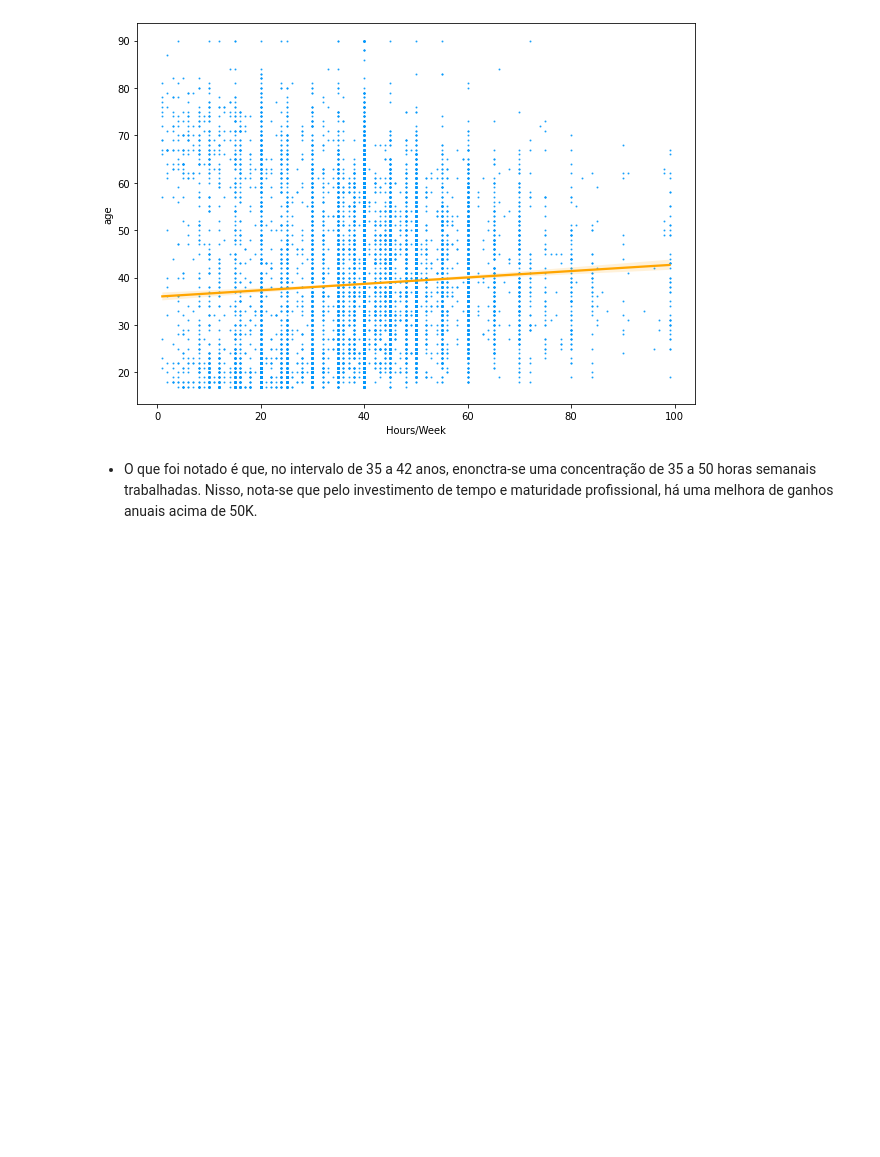
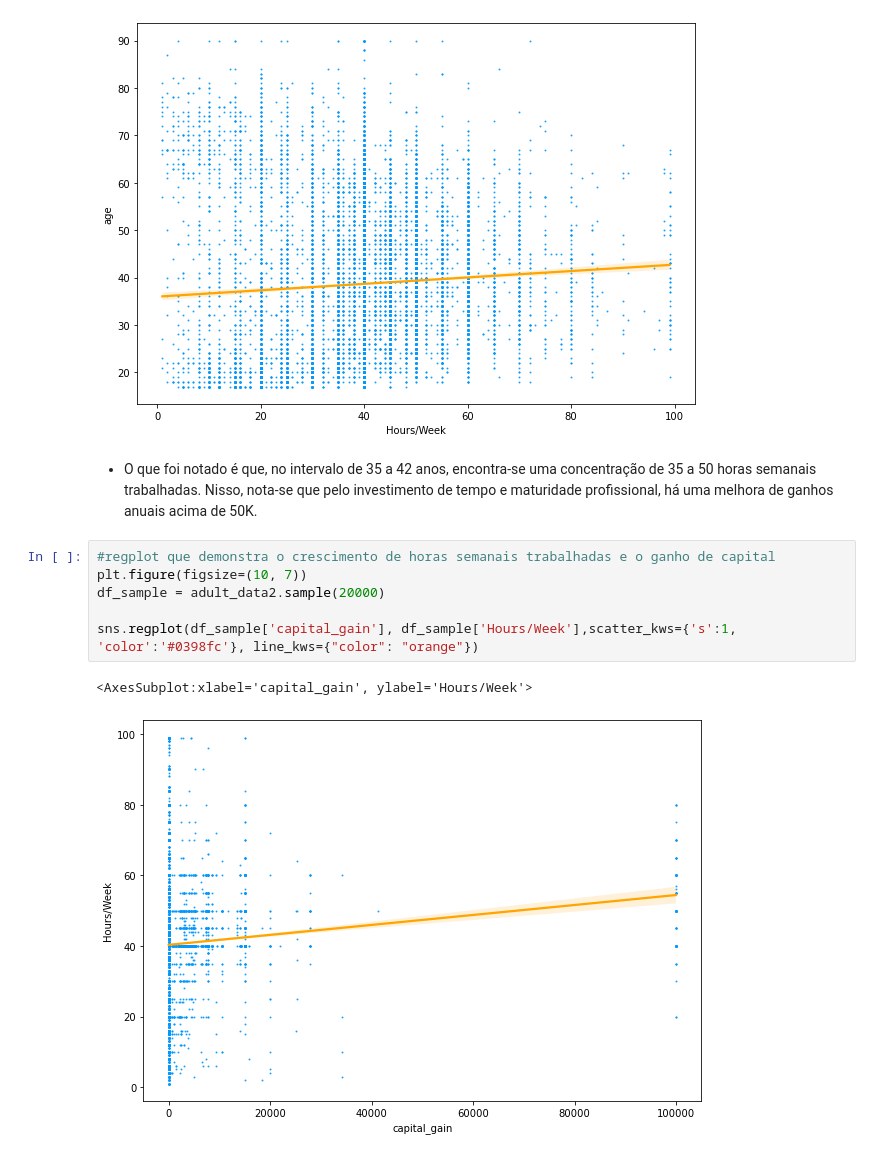
Before and after one commit to kalebers/bank_test_data_science, a Jupyter notebook: bradesco_teste.ipynb, the cells around one changed output. Drawn from its saved outputs; the diff is of its cells as text; blank space fills up the shorter version.

```diff
--- a/bradesco_teste.ipynb
+++ b/bradesco_teste.ipynb
@@ -144,4 +144,13 @@ sns.regplot(df_sample['Hours/Week'], df_sample['age'],scatter_kws={'s':1, 'color
 <AxesSubplot:xlabel='Hours/Week', ylabel='age'>
 [figure]
 # %% [markdown]
-* O que foi notado é que, no intervalo de 35 a 42 anos, enonctra-se uma concentração de 35 a 50 horas semanais trabalhadas. Nisso, nota-se que pelo investimento de tempo e maturidade profissional, há uma melhora de ganhos anuais acima de 50K.
+* O que foi notado é que, no intervalo de 35 a 42 anos, encontra-se uma concentração de 35 a 50 horas semanais trabalhadas. Nisso, nota-se que pelo investimento de tempo e maturidade profissional, há uma melhora de ganhos anuais acima de 50K.
+# %%
+#regplot que demonstra o crescimento de horas semanais trabalhadas e o ganho de capital
+plt.figure(figsize=(10, 7))
+df_sample = adult_data2.sample(20000)
+
+sns.regplot(df_sample['capital_gain'], df_sample['Hours/Week'],scatter_kws={'s':1, 'color':'#0398fc'}, line_kws={"color": "orange"})
+# %% [output]
+<AxesSubplot:xlabel='capital_gain', ylabel='Hours/Week'>
+[figure, added]
```
Also changed, not shown: parts of 3 cells of this notebook.
